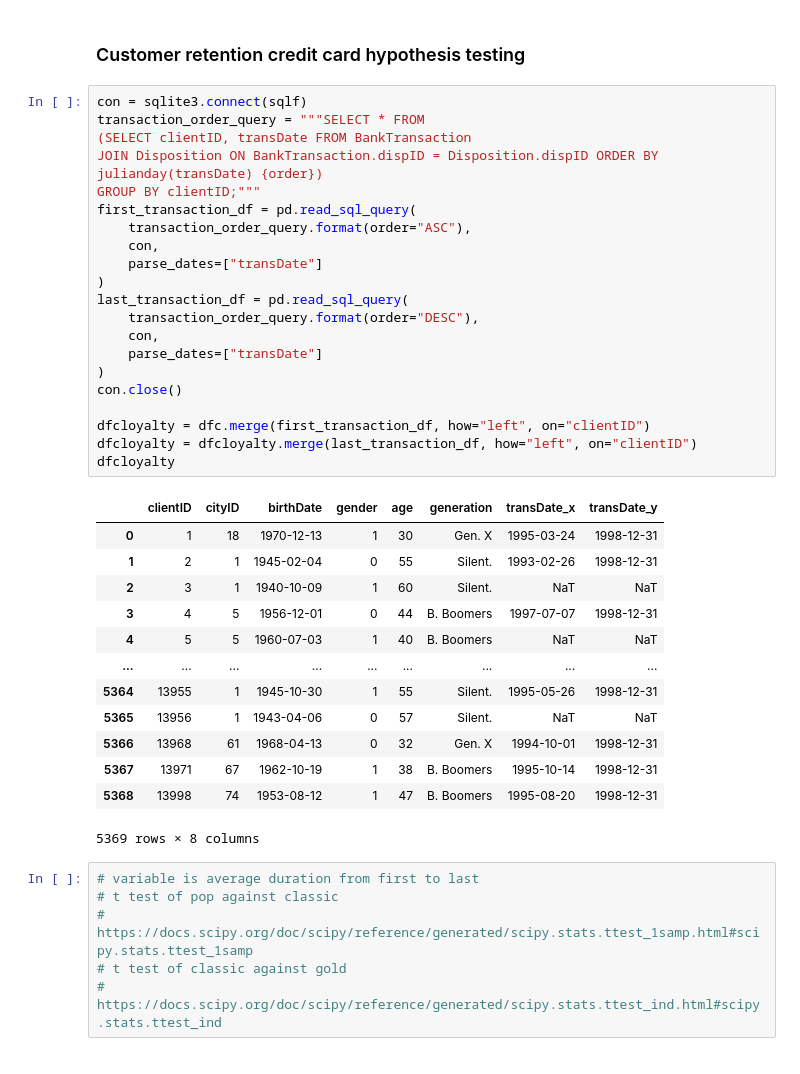
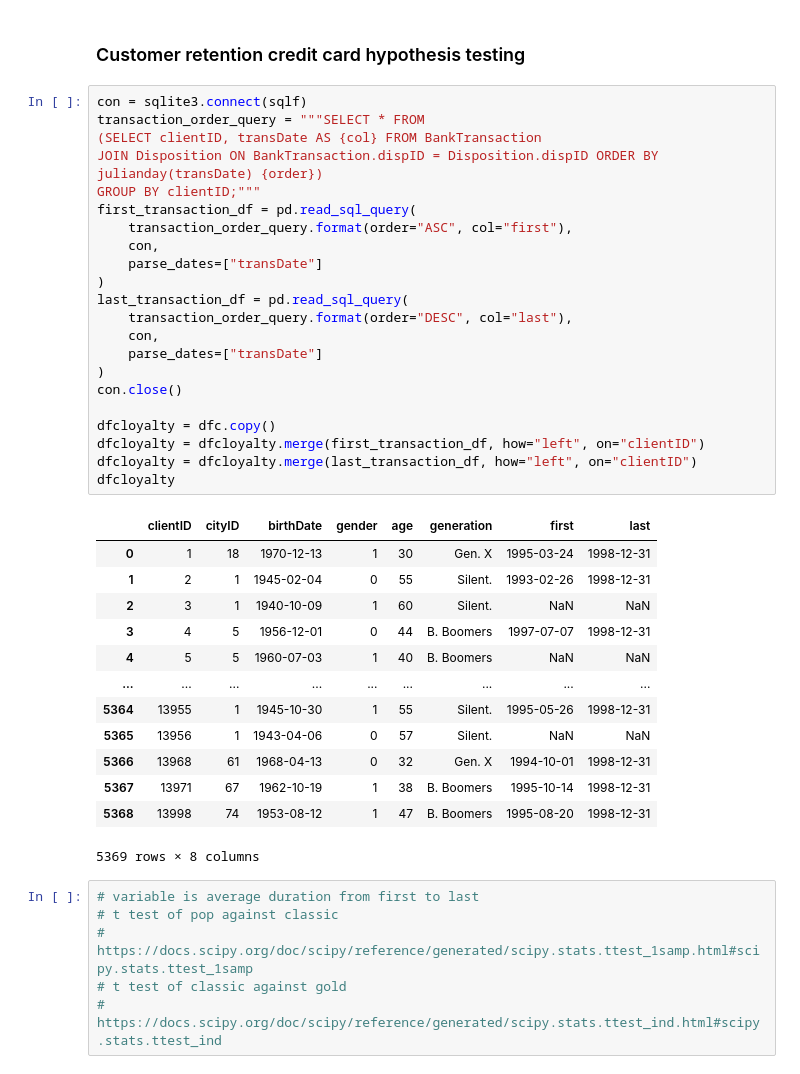
Before and after one commit to irismessage/data-essay, a Jupyter notebook: DATA Assessment 2023-24.ipynb, the cells around one changed output. Cells and saved outputs as stored; diff of their text form.

```diff
--- a/DATA Assessment 2023-24.ipynb
+++ b/DATA Assessment 2023-24.ipynb
@@ -621,34 +621,35 @@ accuracy_score(y_test, y_predict)
 # %%
 con = sqlite3.connect(sqlf)
 transaction_order_query = """SELECT * FROM
-(SELECT clientID, transDate FROM BankTransaction
+(SELECT clientID, transDate AS {col} FROM BankTransaction
 JOIN Disposition ON BankTransaction.dispID = Disposition.dispID ORDER BY julianday(transDate) {order})
 GROUP BY clientID;"""
 first_transaction_df = pd.read_sql_query(
-    transaction_order_query.format(order="ASC"),
+    transaction_order_query.format(order="ASC", col="first"),
     con,
     parse_dates=["transDate"]
 )
 last_transaction_df = pd.read_sql_query(
-    transaction_order_query.format(order="DESC"),
+    transaction_order_query.format(order="DESC", col="last"),
     con,
     parse_dates=["transDate"]
 )
 con.close()
 
-dfcloyalty = dfc.merge(first_transaction_df, how="left", on="clientID")
+dfcloyalty = dfc.copy()
+dfcloyalty = dfcloyalty.merge(first_transaction_df, how="left", on="clientID")
 dfcloyalty = dfcloyalty.merge(last_transaction_df, how="left", on="clientID")
 dfcloyalty
 # %% [output]
-|  | clientID | cityID | birthDate | gender | age | generation | transDate_x | transDate_y |
+|  | clientID | cityID | birthDate | gender | age | generation | first | last |
 | 0 | 1 | 18 | 1970-12-13 | 1 | 30 | Gen. X | 1995-03-24 | 1998-12-31 |
 | 1 | 2 | 1 | 1945-02-04 | 0 | 55 | Silent. | 1993-02-26 | 1998-12-31 |
-| 2 | 3 | 1 | 1940-10-09 | 1 | 60 | Silent. | NaT | NaT |
+| 2 | 3 | 1 | 1940-10-09 | 1 | 60 | Silent. | NaN | NaN |
 | 3 | 4 | 5 | 1956-12-01 | 0 | 44 | B. Boomers | 1997-07-07 | 1998-12-31 |
-| 4 | 5 | 5 | 1960-07-03 | 1 | 40 | B. Boomers | NaT | NaT |
+| 4 | 5 | 5 | 1960-07-03 | 1 | 40 | B. Boomers | NaN | NaN |
 | ... | ... | ... | ... | ... | ... | ... | ... | ... |
 | 5364 | 13955 | 1 | 1945-10-30 | 1 | 55 | Silent. | 1995-05-26 | 1998-12-31 |
-| 5365 | 13956 | 1 | 1943-04-06 | 0 | 57 | Silent. | NaT | NaT |
+| 5365 | 13956 | 1 | 1943-04-06 | 0 | 57 | Silent. | NaN | NaN |
 | 5366 | 13968 | 61 | 1968-04-13 | 0 | 32 | Gen. X | 1994-10-01 | 1998-12-31 |
 | 5367 | 13971 | 67 | 1962-10-19 | 1 | 38 | B. Boomers | 1995-10-14 | 1998-12-31 |
 | 5368 | 13998 | 74 | 1953-08-12 | 1 | 47 | B. Boomers | 1995-08-20 | 1998-12-31 |
```
Also changed, not shown: parts of 1 cell of this notebook, 2 other files.
